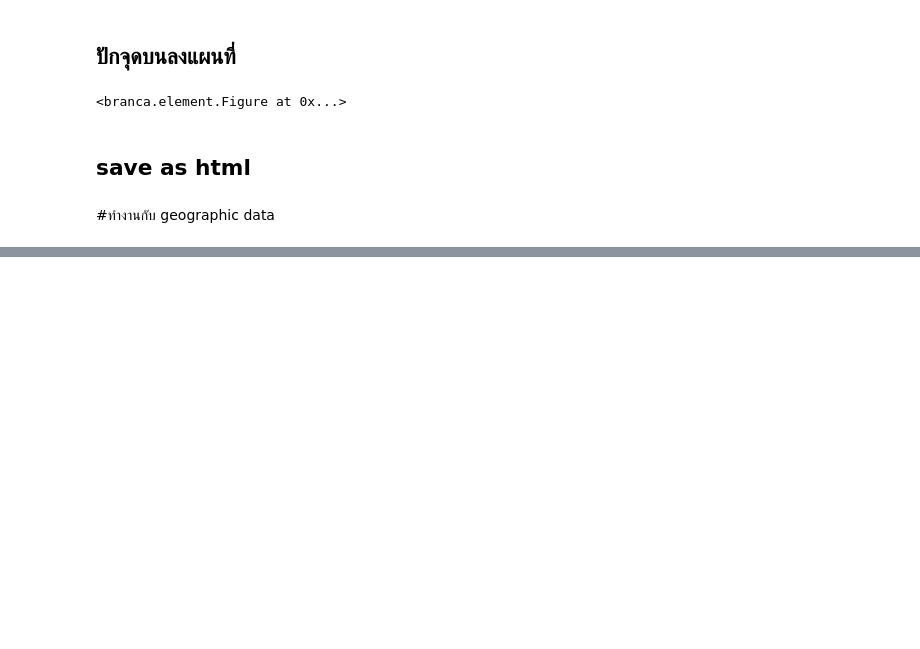
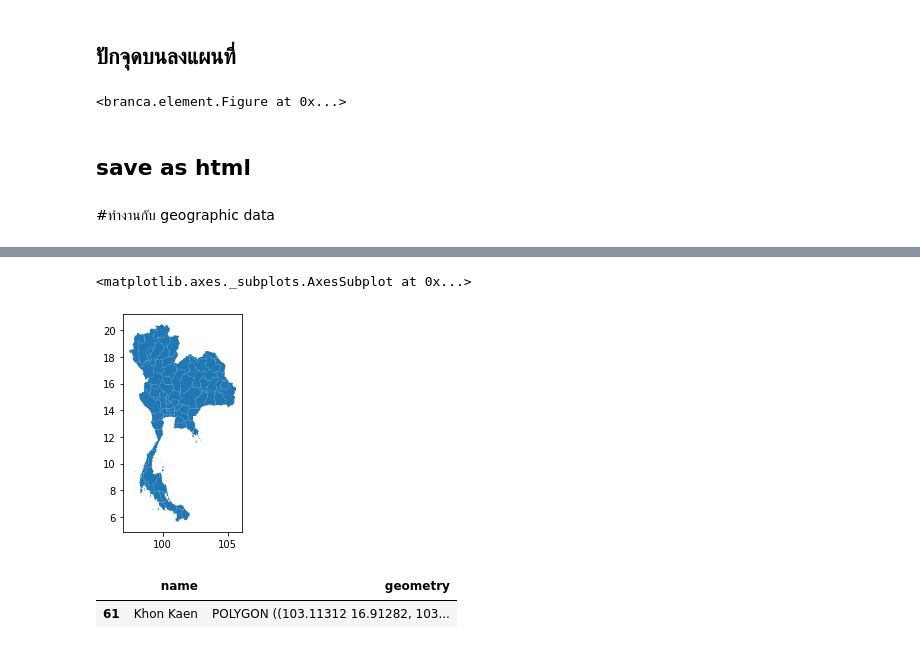
Before and after one commit to Octa-p/data_viz_2022, a Jupyter notebook: Visualize_Map.ipynb, the cells around one changed output, grey strips where cells are left out. Drawn from its saved outputs; the diff is of its cells as text; code cells hidden in the pictures; blank space fills up the shorter version.

```diff
--- a/Visualize_Map.ipynb
+++ b/Visualize_Map.ipynb
@@ -98,3 +97,6 @@ Successfully installed click-plugins-1.1.1 cligj-0.7.2 fiona-1.8.21 geopandas-0.
 # %%
 import geopandas # For working with geographical data
 import pandas as pd
+# %%
+th_geojson=geopandas.read_file('/content/drive/MyDrive/DataViz22_data/thai.json')
+th_geojson.head() #ดูหน้าตาของข้อมูลว่าเป็นยังไง มี 2 ส่วน ชื่อจังหวัด กับ geometry
@@ -100,0 +126,10 @@ import pandas as pd
+# %%
+th_geojson.plot() #พล็อตออกมาดูทุกจังหวัดจากข้อมูลด้านบน
+# %% [output]
+<matplotlib.axes._subplots.AxesSubplot at 0x...>
+[figure, added]
+# %%
+th_geojson[th_geojson['name']=='Khon Kaen'] #เลือกมาเฉพาะขอนแก่น #ข้อมูลจริง ๆ จะเป็นเหลี่ยม ๆ
+# %% [output]
+|  | name | geometry |
+| 61 | Khon Kaen | POLYGON ((103.11312 16.91282, 103... |
```
Also changed, not shown: parts of 8 cells of this notebook.
